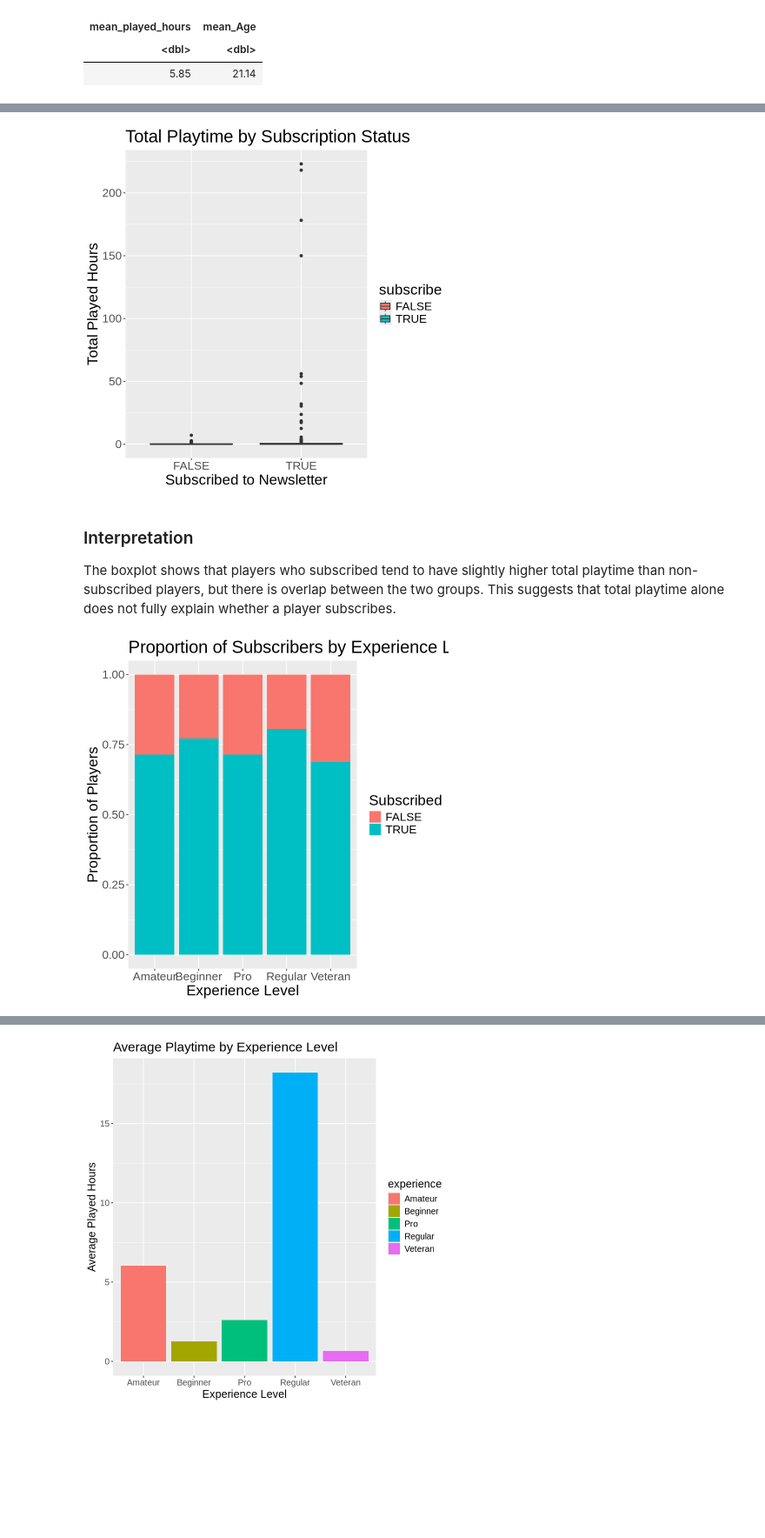
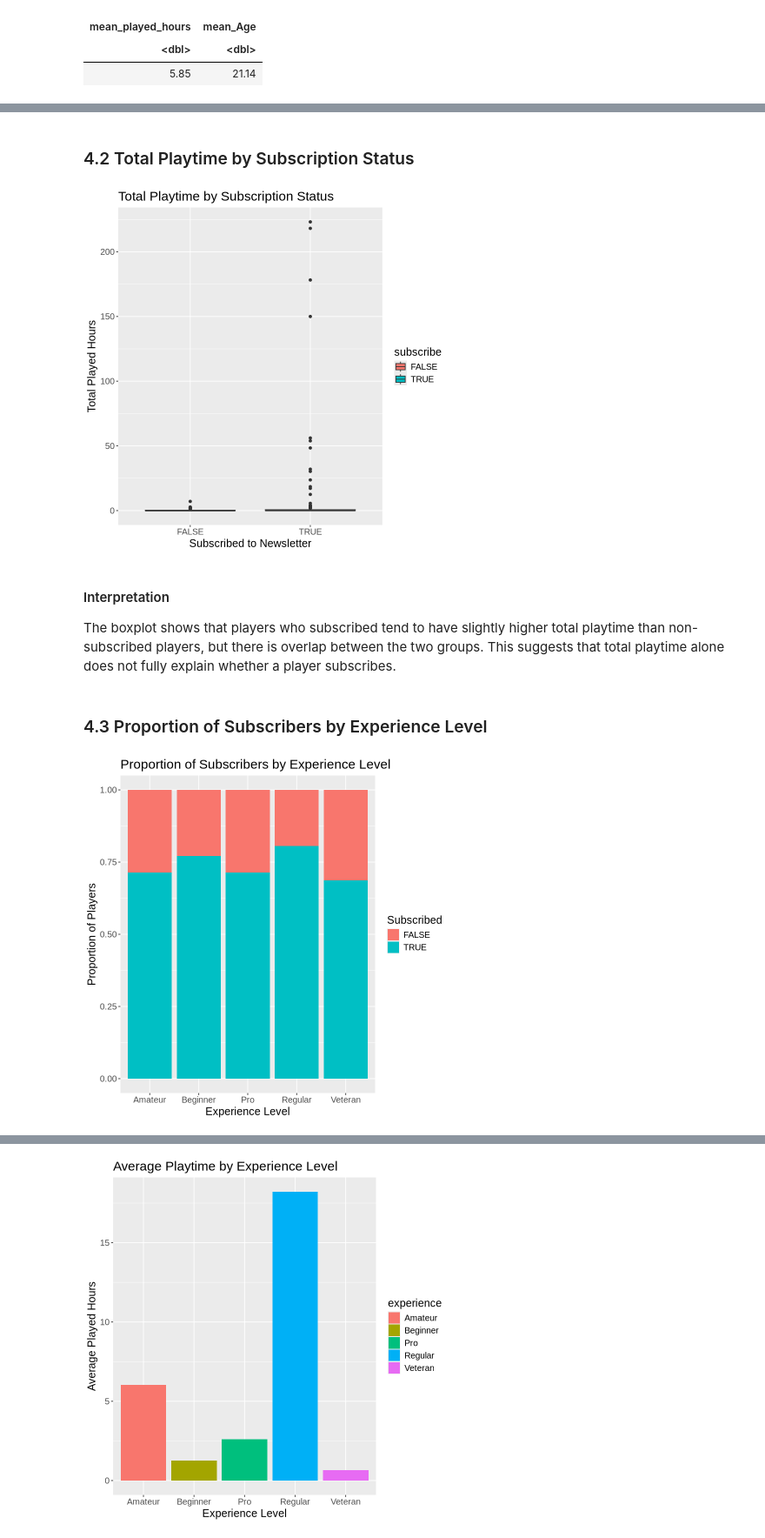
Before and after one commit to emily2628/Dsci-100---Individual-Plan, a Jupyter notebook: Individual Plan.ipynb, the cells around one changed output, grey strips where cells are left out. Shown at 87% size. Saved outputs shown, nothing was run; the diff lists cells and outputs as text; code cells hidden in the pictures; blank space fills up the shorter version.

Commit message:
commit6 Organized Sections with Subheaders
- Added clear subheaders
- Improved readability and structure of the Data Visualization section

```diff
--- a/Individual Plan.ipynb
+++ b/Individual Plan.ipynb
@@ -199,4 +211,6 @@ A tibble: 1 × 2
 The average total playtime and average age show what a "typical" player looks like. These means help to interpret how far other values are from the center.
+# %% [markdown]
+### 4.2 Total Playtime by Subscription Status
 # %%
 # playtime vs subscription
 
@@ -207,24 +221,26 @@ ggplot(players, aes(x = subscribe, y = played_hours, fill = subscribe)) +
         x = "Subscribed to Newsletter",
         y = "Total Played Hours"
     ) +
-    theme(text = element_text(size = 20))
+    theme(text = element_text(size = 15))
 # %% [output]
-[figure, old version]
+[figure, new version]
 # %% [markdown]
-### Interpretation
+#### Interpretation
 The boxplot shows that players who subscribed tend to have slightly higher total playtime than non-subscribed players, but there is overlap between the two groups. This suggests that total playtime alone does not fully explain whether a player subscribes.
+# %% [markdown]
+### 4.3 Proportion of Subscribers by Experience Level
 # %%
-# Experience level vs Suscription
+# experience level vs subscription
 
 ggplot(players, aes(x = experience, fill = subscribe)) +
     geom_bar(position = "fill") +
     labs(
         title = "Proportion of Subscribers by Experience Level",
         x = "Experience Level",
         y = "Proportion of Players",
         fill = "Subscribed"
     ) +
-    theme(text = element_text(size = 20))
+    theme(text = element_text(size = 15))
 # %% [output]
-[figure, old version]
+[figure, new version]
 # %% [markdown]
```
Also changed, not shown: parts of 16 cells of this notebook.
